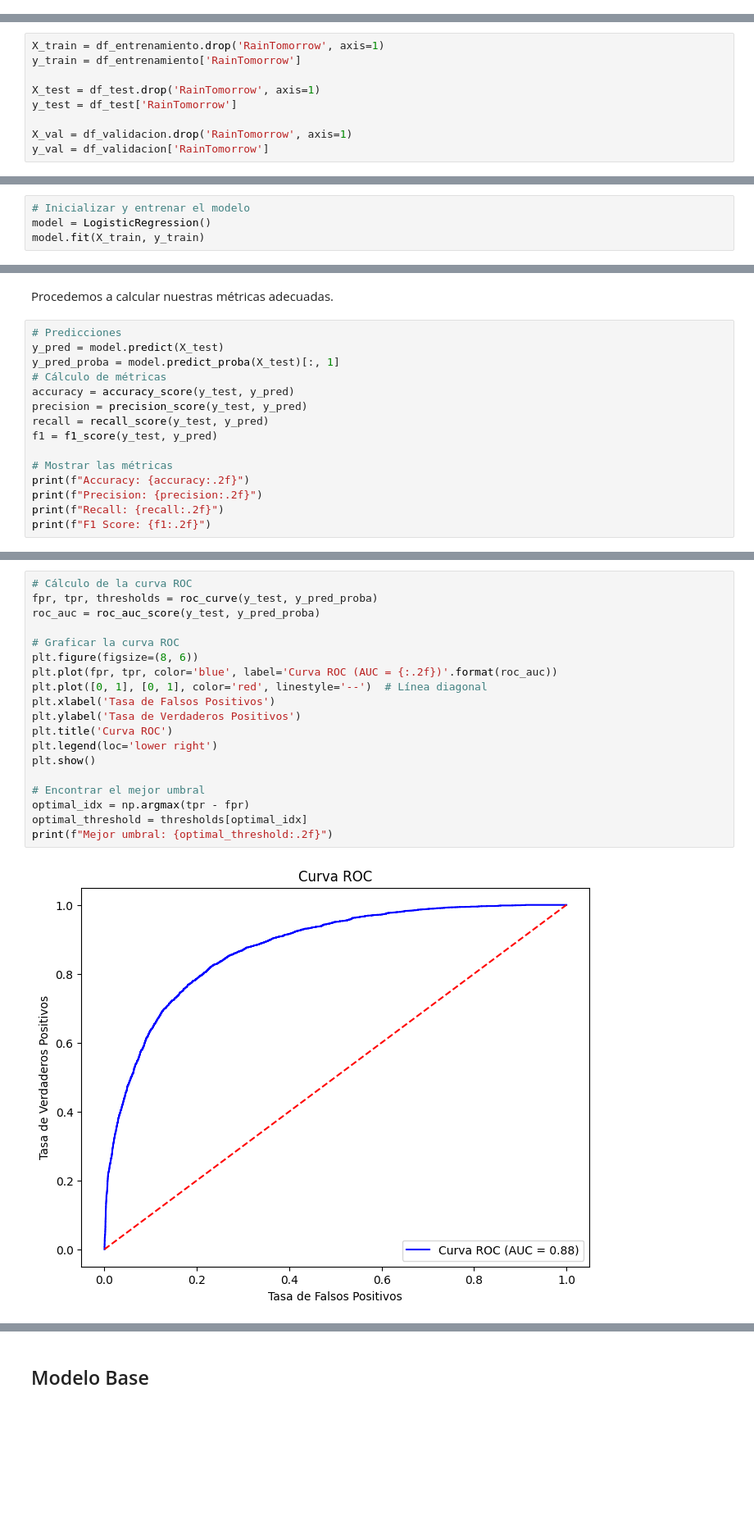
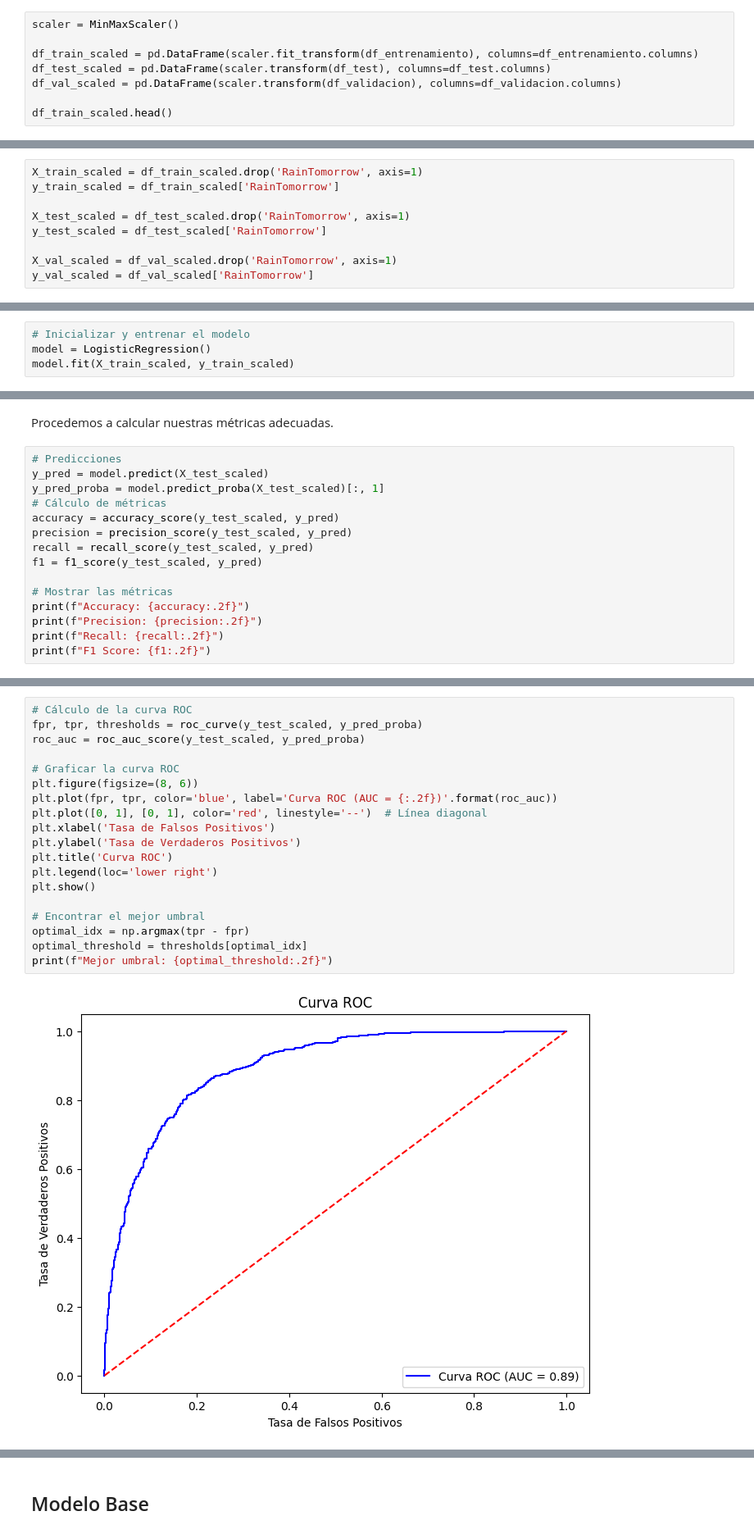
Before and after one commit to FrancoCalcia/AA1-TUIA-Calcia-Avecilla-TP2, a Jupyter notebook: TP-clasificacion-AA1.ipynb, the cells around one changed output, grey strips where cells are left out. Shown at 82% size. Drawn from its saved outputs; the diff is of its cells as text; blank space fills up the shorter version.

```diff
--- a/TP-clasificacion-AA1.ipynb
+++ b/TP-clasificacion-AA1.ipynb
@@ -616,0 +665,8 @@ df_scaled.head()
+# %%
+scaler = MinMaxScaler()
+
+df_train_scaled = pd.DataFrame(scaler.fit_transform(df_entrenamiento), columns=df_entrenamiento.columns)
+df_test_scaled = pd.DataFrame(scaler.transform(df_test), columns=df_test.columns)
+df_val_scaled = pd.DataFrame(scaler.transform(df_validacion), columns=df_validacion.columns)
+
+df_train_scaled.head()
@@ -617,18 +681,18 @@ df_scaled.head()
 # %% [markdown]
 ## Modelado
 # %%
-X_train = df_entrenamiento.drop('RainTomorrow', axis=1)
-y_train = df_entrenamiento['RainTomorrow']
+X_train_scaled = df_train_scaled.drop('RainTomorrow', axis=1)
+y_train_scaled = df_train_scaled['RainTomorrow']
 
-X_test = df_test.drop('RainTomorrow', axis=1)
-y_test = df_test['RainTomorrow']
+X_test_scaled = df_test_scaled.drop('RainTomorrow', axis=1)
+y_test_scaled = df_test_scaled['RainTomorrow']
 
-X_val = df_validacion.drop('RainTomorrow', axis=1)
-y_val = df_validacion['RainTomorrow']
+X_val_scaled = df_val_scaled.drop('RainTomorrow', axis=1)
+y_val_scaled = df_val_scaled['RainTomorrow']
 # %% [markdown]
 Aplicamos 'LogisticRegression'
 # %%
 # Inicializar y entrenar el modelo
 model = LogisticRegression()
-model.fit(X_train, y_train)
+model.fit(X_train_scaled, y_train_scaled)
 # %% [output]
@@ -644,13 +701,13 @@ LogisticRegression()
 Procedemos a calcular nuestras métricas adecuadas.
 # %%
 # Predicciones
-y_pred = model.predict(X_test)
-y_pred_proba = model.predict_proba(X_test)[:, 1]
+y_pred = model.predict(X_test_scaled)
+y_pred_proba = model.predict_proba(X_test_scaled)[:, 1]
 # Cálculo de métricas
-accuracy = accuracy_score(y_test, y_pred)
-precision = precision_score(y_test, y_pred)
-recall = recall_score(y_test, y_pred)
-f1 = f1_score(y_test, y_pred)
+accuracy = accuracy_score(y_test_scaled, y_pred)
+precision = precision_score(y_test_scaled, y_pred)
+recall = recall_score(y_test_scaled, y_pred)
+f1 = f1_score(y_test_scaled, y_pred)
 
 # Mostrar las métricas
 print(f"Accuracy: {accuracy:.2f}")
@@ -684,21 +750,21 @@ Esto indica que el modelo tiene un mejor rendimiento para la Clase 0, pero tiene
 # %%
 # Cálculo de la curva ROC
-fpr, tpr, thresholds = roc_curve(y_test, y_pred_proba)
-roc_auc = roc_auc_score(y_test, y_pred_proba)
+fpr, tpr, thresholds = roc_curve(y_test_scaled, y_pred_proba)
+roc_auc = roc_auc_score(y_test_scaled, y_pred_proba)
 
 # Graficar la curva ROC
 plt.figure(figsize=(8, 6))
 plt.plot(fpr, tpr, color='blue', label='Curva ROC (AUC = {:.2f})'.format(roc_auc))
 plt.plot([0, 1], [0, 1], color='red', linestyle='--')  # Línea diagonal
 plt.xlabel('Tasa de Falsos Positivos')
 plt.ylabel('Tasa de Verdaderos Positivos')
 plt.title('Curva ROC')
 plt.legend(loc='lower right')
 plt.show()
 
 # Encontrar el mejor umbral
 optimal_idx = np.argmax(tpr - fpr)
 optimal_threshold = thresholds[optimal_idx]
 print(f"Mejor umbral: {optimal_threshold:.2f}")
 # %% [output]
-[figure, old version]
+[figure, new version]
```
Also changed, not shown: parts of 45 cells of this notebook.
